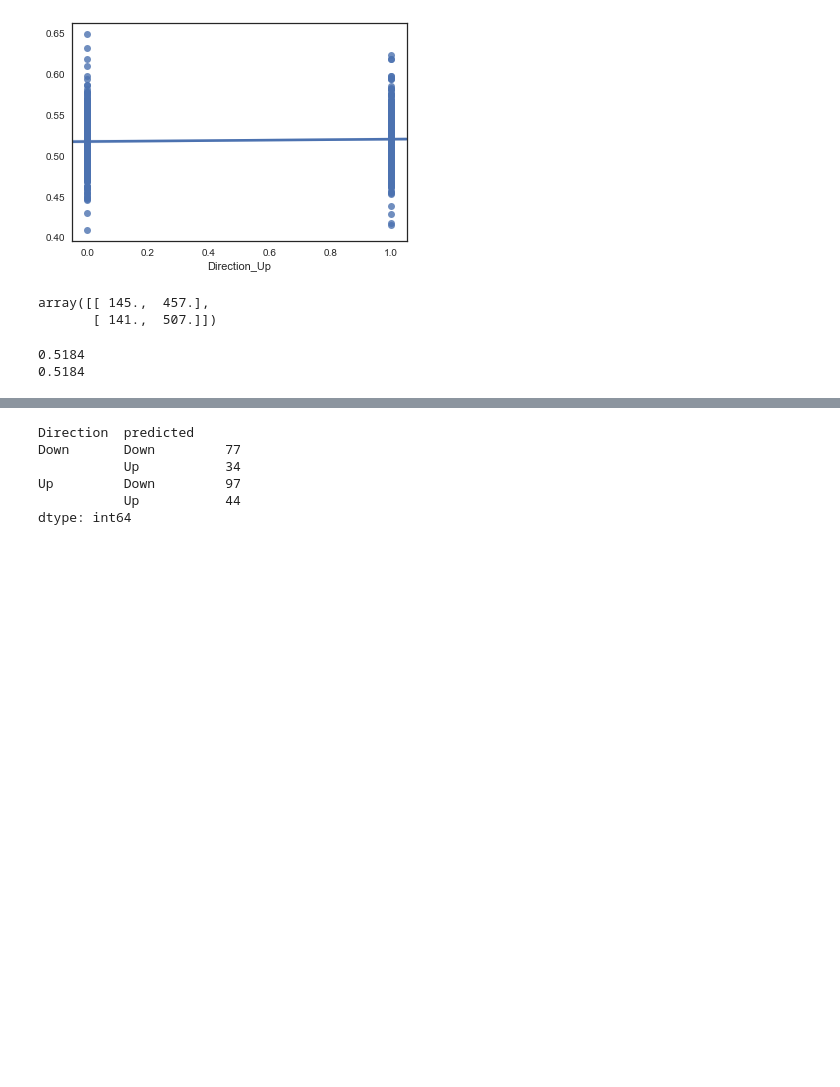
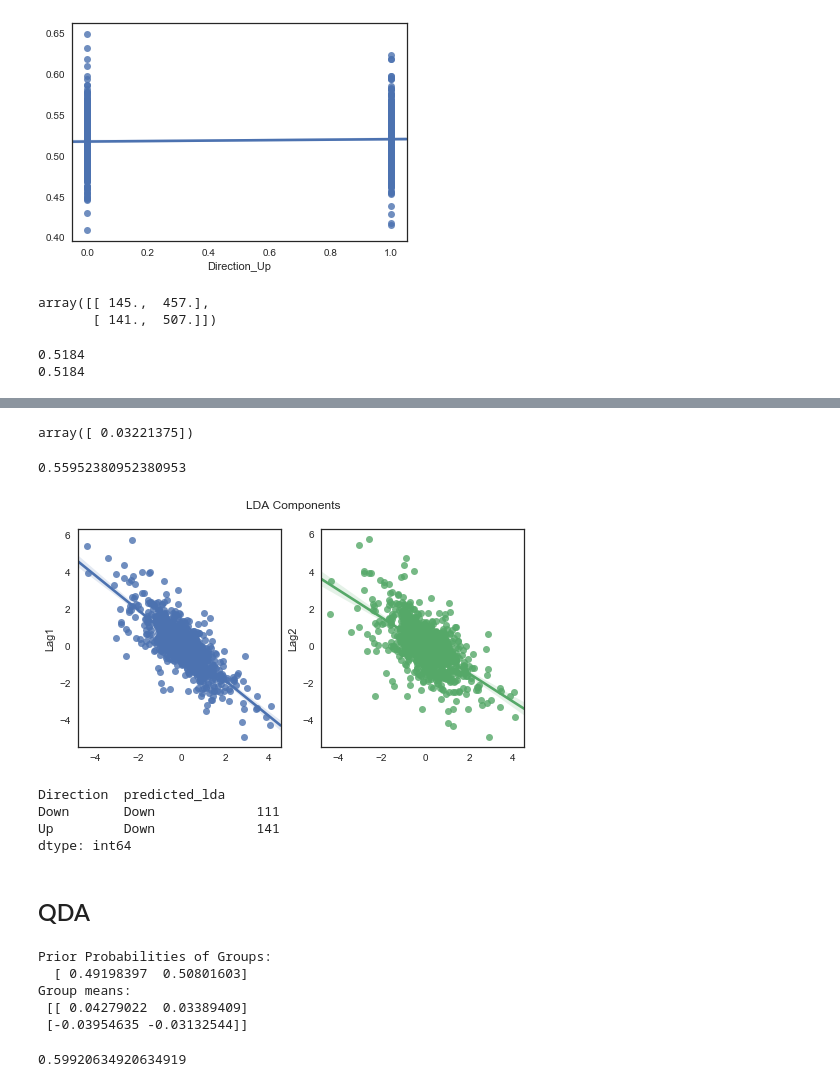
Before and after one commit to abbiepopa/intro_to_stat_learning_reading_grp, a Jupyter notebook: Chap4_Lab.ipynb, the cells around one changed output, grey strips where cells are left out. Saved outputs shown, nothing was run; the diff lists cells and outputs as text; code cells hidden in the pictures; blank space fills up the shorter version.

```diff
--- a/Chap4_Lab.ipynb
+++ b/Chap4_Lab.ipynb
@@ -175,0 +268,7 @@ split_pred.loc[split_pred.probability_up > 0.5, 'predicted'] = 'Up'
+# %%
+lda_mod = da.LinearDiscriminantAnalysis()
+lda_mod.fit(smark_train[['Lag1', 'Lag2']], smark_train.Direction_Up)
+
+print('Prior Probabilities of Groups: \n ', lda_mod.priors_)
+print('Group means: \n', lda_mod.means_)
+print('Coefficints: \n',lda_mod.coef_)
@@ -175,0 +283,21 @@ split_pred.loc[split_pred.probability_up > 0.5, 'predicted'] = 'Up'
+# %%
+lda_mod.intercept_
+# %% [output]
+array([ 0.03221375])
+# %%
+lda_mod.score(smark_test[['Lag1','Lag2']], smark_test[['Direction_Up']])
+# %% [output]
+0.55952380952380953
+# %%
+#so it looks like R's lda plot function puts one discriminant on the x axis and one on the
+#y axis then plots the location of each point with a number indicated which group it was
+#assigned to? Or is the number which group it really belongs to?
+smark_train_2 = lda_mod.transform(smark_train[['Lag1','Lag2']])
+# %%
+f, ax = plt.subplots(1,2)
+sns.regplot(smark_train_2,smark_train.Lag1, ax = ax[0])
+sns.regplot(smark_train_2,smark_train.Lag2, ax = ax[1])
+f.suptitle('LDA Components')
+f.set_figwidth(8)
+# %% [output]
+[figure, added]
@@ -176,10 +310,26 @@ split_pred.loc[split_pred.probability_up > 0.5, 'predicted'] = 'Up'
 # %%
 smark_test = smark_test.join(split_pred)
-smark_test.groupby(['Direction', 'predicted']).size()
+smark_test.groupby(['Direction', 'predicted_lda']).size()
 # %% [output]
-Direction  predicted
-Down       Down         77
-           Up           34
-Up         Down         97
-           Up           44
+Direction  predicted_lda
+Down       Down             111
+Up         Down             141
 dtype: int64
+# %% [markdown]
+## QDA
+# %%
+qda_mod = da.QuadraticDiscriminantAnalysis()
+qda_mod.fit(smark_train[['Lag1', 'Lag2']], smark_train.Direction_Up)
+
+print('Prior Probabilities of Groups: \n ', qda_mod.priors_)
+print('Group means: \n', qda_mod.means_)
+# %% [output]
+Prior Probabilities of Groups:
+  [ 0.49198397  0.50801603]
+Group means:
+ [[ 0.04279022  0.03389409]
+ [-0.03954635 -0.03132544]]
+# %%
+qda_mod.score(smark_test[['Lag1','Lag2']], smark_test[['Direction_Up']])
+# %% [output]
+0.59920634920634919
```
Also changed, not shown: parts of 35 cells of this notebook.
